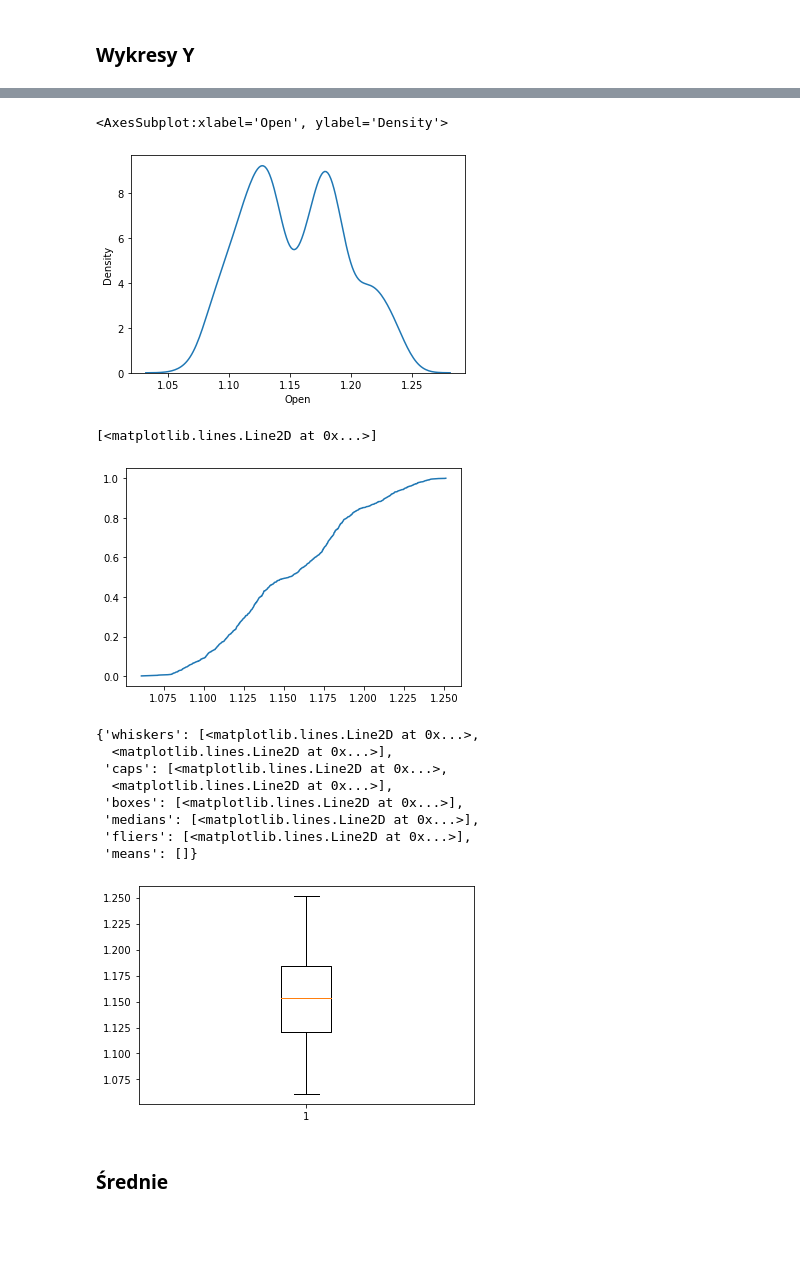
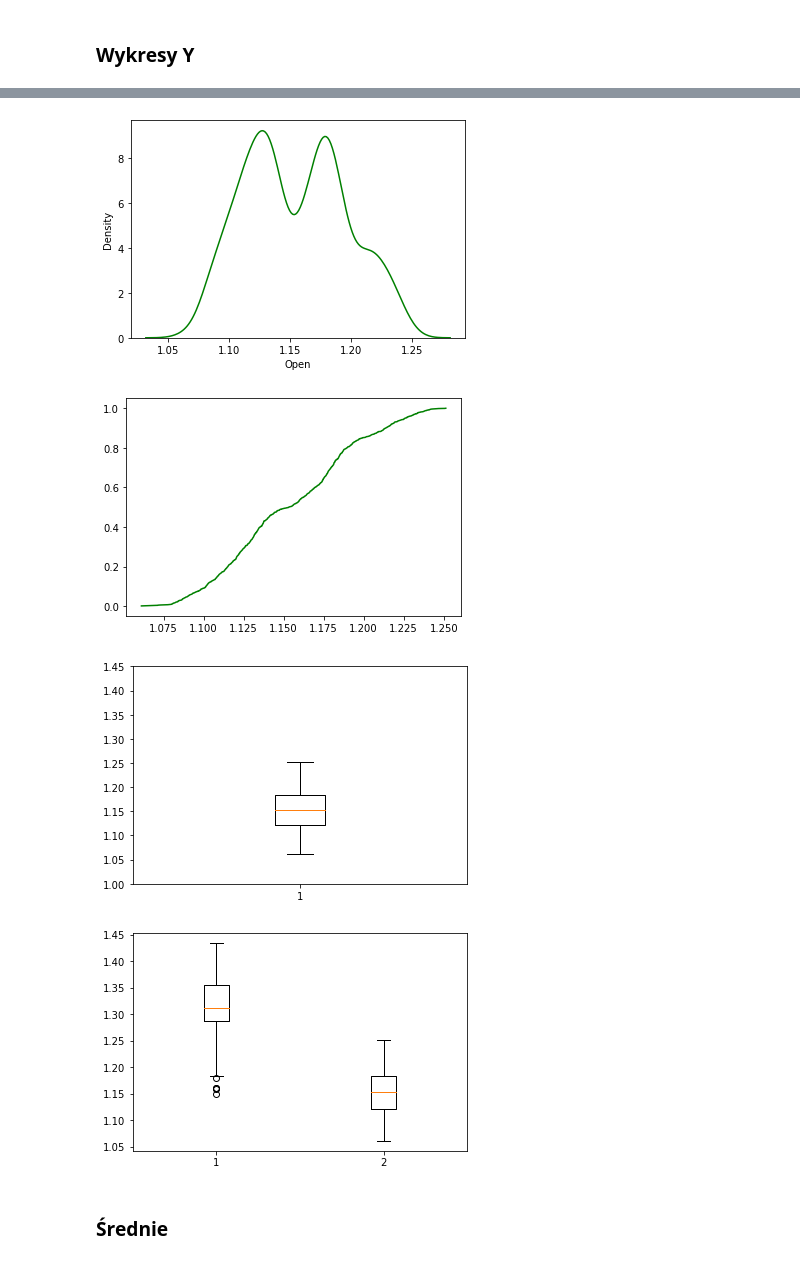
Before and after one commit to klaudynka245/statistics, a Jupyter notebook: projekt.ipynb, the cells around one changed output, grey strips where cells are left out. Saved outputs shown, nothing was run; the diff lists cells and outputs as text; code cells hidden in the pictures; blank space fills up the shorter version.

```diff
--- a/projekt.ipynb
+++ b/projekt.ipynb
@@ -15,8 +17,8 @@ from statistics import geometric_mean, harmonic_mean
 # %% [markdown]
 Dane pochodzą ze strony finance.yahoo.com, Y - kurs euro przez 5 lat, X - kurs PLN przez 5 lat ( 17.04.2017 - 17.04.2022)
 # %%
-Y = pd.read_csv ('EURO.csv')
-X = pd.read_csv('PLN.csv')
+Y = pd.read_csv ('EURUSD.csv')
+X = pd.read_csv('GBPUSD.csv')
 # %%
 def ecdf(xdata):
     xdataecdf = np.sort(xdata)
@@ -174,27 +172,26 @@ plt.hist(y, density = True, bins=50)
 # %%
-sns.kdeplot(y)
+sns.kdeplot(y,color='green')
+plt.savefig('Y_kde.png')
 # %% [output]
-<AxesSubplot:xlabel='Open', ylabel='Density'>
-[figure, old version]
+[figure, new version]
 # %%
 y_x,y_y = ecdf(y)
-plt.plot(y_x,y_y)
+plt.plot(y_x,y_y,color='green')
+plt.savefig('Y_cdf.png')
 #plt.plot(y_x,[-(31*np.cos(20*x)**3-31)/60 for x in y_x])
 # %% [output]
-[<matplotlib.lines.Line2D at 0x...>]
-[figure, old version]
+[figure, new version]
 # %%
 plt.boxplot(y)
+plt.ylim([1,1.45])
+plt.savefig('Y_box.png')
 # %% [output]
-{'whiskers': [<matplotlib.lines.Line2D at 0x...>,
-  <matplotlib.lines.Line2D at 0x...>],
- 'caps': [<matplotlib.lines.Line2D at 0x...>,
-  <matplotlib.lines.Line2D at 0x...>],
- 'boxes': [<matplotlib.lines.Line2D at 0x...>],
- 'medians': [<matplotlib.lines.Line2D at 0x...>],
- 'fliers': [<matplotlib.lines.Line2D at 0x...>],
- 'means': []}
-[figure, old version]
+[figure, new version]
+# %%
+plt.boxplot([x,y])
+plt.savefig('XY_box.png')
+# %% [output]
+[figure, added]
 # %% [markdown]
 ### Średnie
 # %%
```
Also changed, not shown: parts of 23 cells of this notebook, 27 other files.
